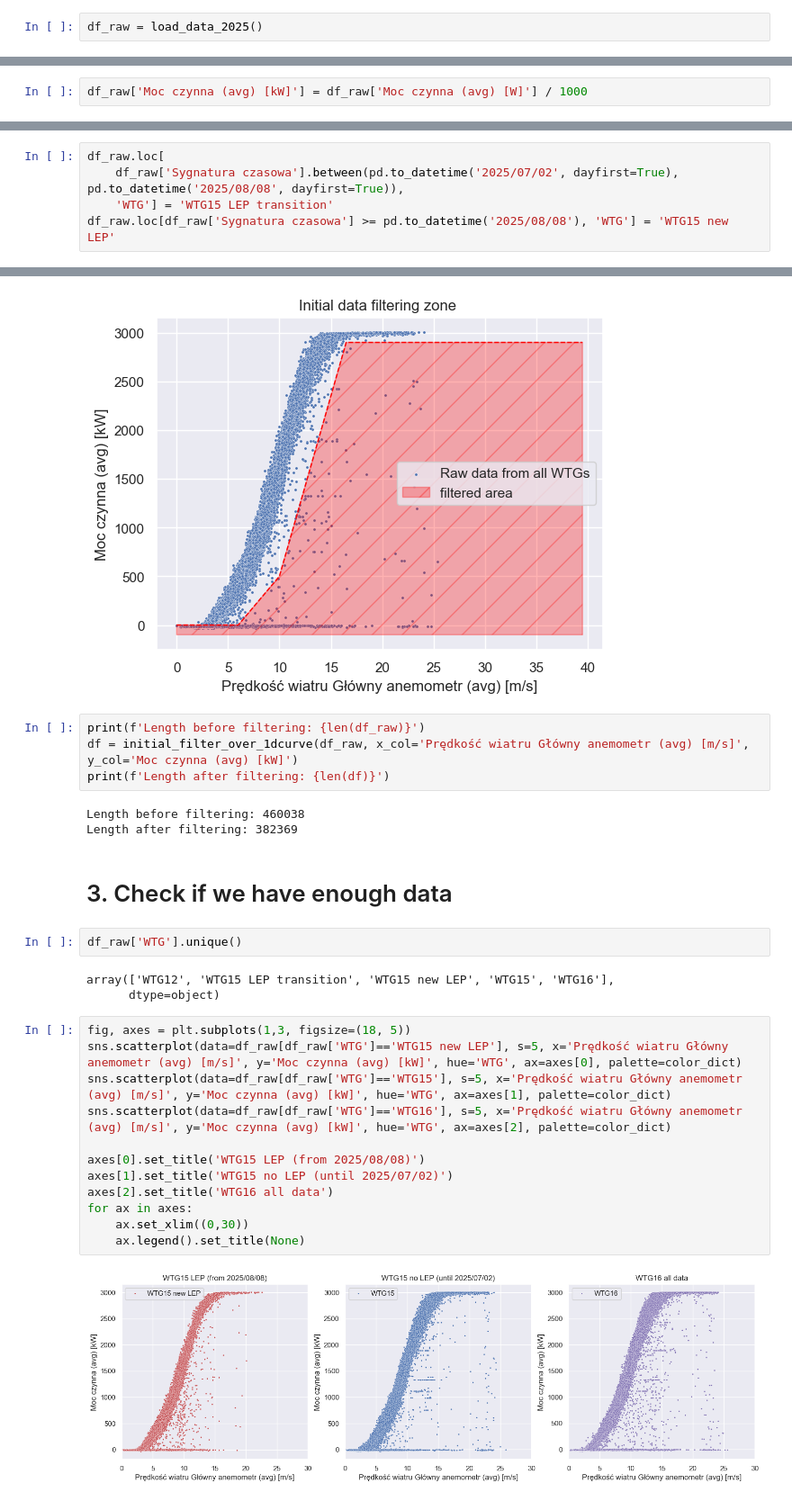
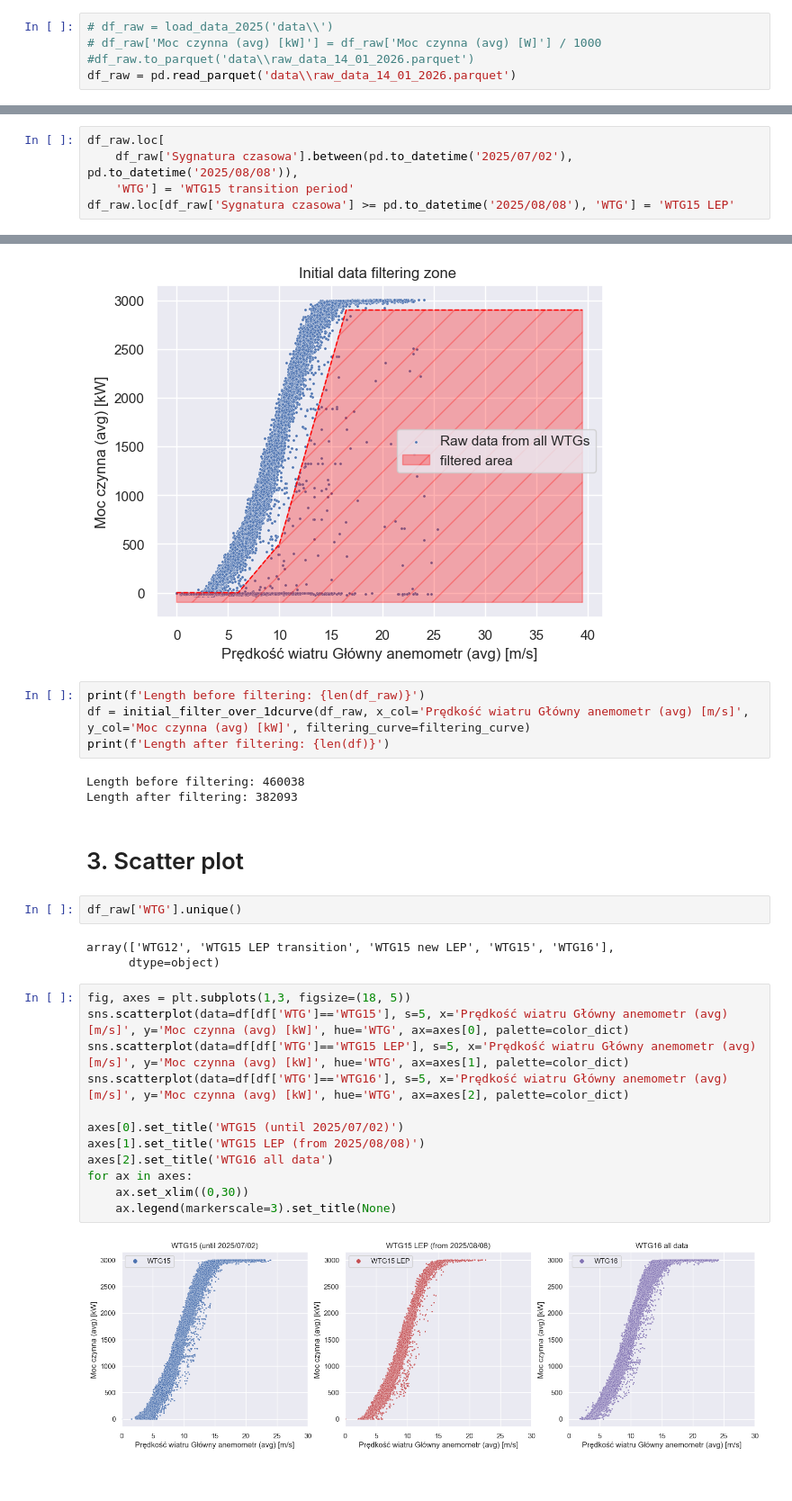
Before and after one commit to Wiktorson/WT-analysis-II, a Jupyter notebook: Side_by_side_analysis_2025.ipynb, the cells around one changed output, grey strips where cells are left out. Shown at 90% size. Drawn from its saved outputs; the diff is of its cells as text.

```diff
--- a/Side_by_side_analysis_2025.ipynb
+++ b/Side_by_side_analysis_2025.ipynb
@@ -54,7 +54,10 @@ def load_data_2025():
 # %% [markdown]
 # 1. Load data
 # %%
-df_raw = load_data_2025()
+# df_raw = load_data_2025('data\\')
+# df_raw['Moc czynna (avg) [kW]'] = df_raw['Moc czynna (avg) [W]'] / 1000
+#df_raw.to_parquet('data\\raw_data_14_01_2026.parquet')
+df_raw = pd.read_parquet('data\\raw_data_14_01_2026.parquet')
 # %%
 df_raw
 # %% [output]
@@ -74,3 +77 @@ df_raw
-# %%
-df_raw['Moc czynna (avg) [kW]'] = df_raw['Moc czynna (avg) [W]'] / 1000
 # %% [markdown]
@@ -84,6 +85,6 @@ Info from Naviga:
 so data from 02/07 - 08/08 should not be used
 # %%
 df_raw.loc[
-    df_raw['Sygnatura czasowa'].between(pd.to_datetime('2025/07/02', dayfirst=True), pd.to_datetime('2025/08/08', dayfirst=True)),
-    'WTG'] = 'WTG15 LEP transition'
-df_raw.loc[df_raw['Sygnatura czasowa'] >= pd.to_datetime('2025/08/08'), 'WTG'] = 'WTG15 new LEP'
+    df_raw['Sygnatura czasowa'].between(pd.to_datetime('2025/07/02'), pd.to_datetime('2025/08/08')),
+    'WTG'] = 'WTG15 transition period'
+df_raw.loc[df_raw['Sygnatura czasowa'] >= pd.to_datetime('2025/08/08'), 'WTG'] = 'WTG15 LEP'
@@ -192,13 +195,13 @@ Text(0.5, 1.0, 'Initial data filtering zone ')
 [figure]
 # %%
 print(f'Length before filtering: {len(df_raw)}')
-df = initial_filter_over_1dcurve(df_raw, x_col='Prędkość wiatru Główny anemometr (avg) [m/s]', y_col='Moc czynna (avg) [kW]')
+df = initial_filter_over_1dcurve(df_raw, x_col='Prędkość wiatru Główny anemometr (avg) [m/s]', y_col='Moc czynna (avg) [kW]', filtering_curve=filtering_curve)
 print(f'Length after filtering: {len(df)}')
 # %% [output]
 Length before filtering: 460038
-Length after filtering: 382369
+Length after filtering: 382093
 # %% [markdown]
-# 3. Check if we have enough data
+# 3. Scatter plot
 # %%
 df_raw['WTG'].unique()
 # %% [output]
@@ -206,15 +209,15 @@ array(['WTG12', 'WTG15 LEP transition', 'WTG15 new LEP', 'WTG15', 'WTG16'],
       dtype=object)
 # %%
 fig, axes = plt.subplots(1,3, figsize=(18, 5))
-sns.scatterplot(data=df_raw[df_raw['WTG']=='WTG15 new LEP'], s=5, x='Prędkość wiatru Główny anemometr (avg) [m/s]', y='Moc czynna (avg) [kW]', hue='WTG', ax=axes[0], palette=color_dict)
-sns.scatterplot(data=df_raw[df_raw['WTG']=='WTG15'], s=5, x='Prędkość wiatru Główny anemometr (avg) [m/s]', y='Moc czynna (avg) [kW]', hue='WTG', ax=axes[1], palette=color_dict)
-sns.scatterplot(data=df_raw[df_raw['WTG']=='WTG16'], s=5, x='Prędkość wiatru Główny anemometr (avg) [m/s]', y='Moc czynna (avg) [kW]', hue='WTG', ax=axes[2], palette=color_dict)
+sns.scatterplot(data=df[df['WTG']=='WTG15'], s=5, x='Prędkość wiatru Główny anemometr (avg) [m/s]', y='Moc czynna (avg) [kW]', hue='WTG', ax=axes[0], palette=color_dict)
+sns.scatterplot(data=df[df['WTG']=='WTG15 LEP'], s=5, x='Prędkość wiatru Główny anemometr (avg) [m/s]', y='Moc czynna (avg) [kW]', hue='WTG', ax=axes[1], palette=color_dict)
+sns.scatterplot(data=df[df['WTG']=='WTG16'], s=5, x='Prędkość wiatru Główny anemometr (avg) [m/s]', y='Moc czynna (avg) [kW]', hue='WTG', ax=axes[2], palette=color_dict)
 
-axes[0].set_title('WTG15 LEP (from 2025/08/08)')
-axes[1].set_title('WTG15 no LEP (until 2025/07/02)')
+axes[0].set_title('WTG15 (until 2025/07/02)')
+axes[1].set_title('WTG15 LEP (from 2025/08/08)')
 axes[2].set_title('WTG16 all data')
 for ax in axes:
     ax.set_xlim((0,30))
-    ax.legend().set_title(None)
+    ax.legend(markerscale=3).set_title(None)
 # %% [output]
-[figure, old version]
+[figure, new version]
```
Also changed, not shown: parts of 18 cells of this notebook, 3 other files.
